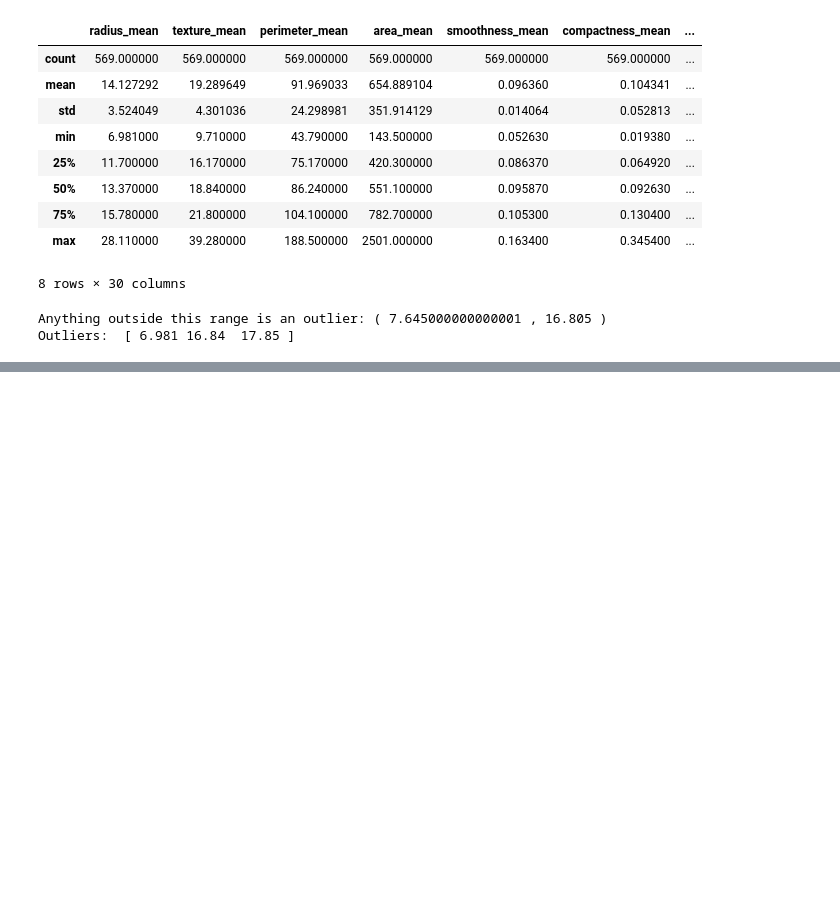
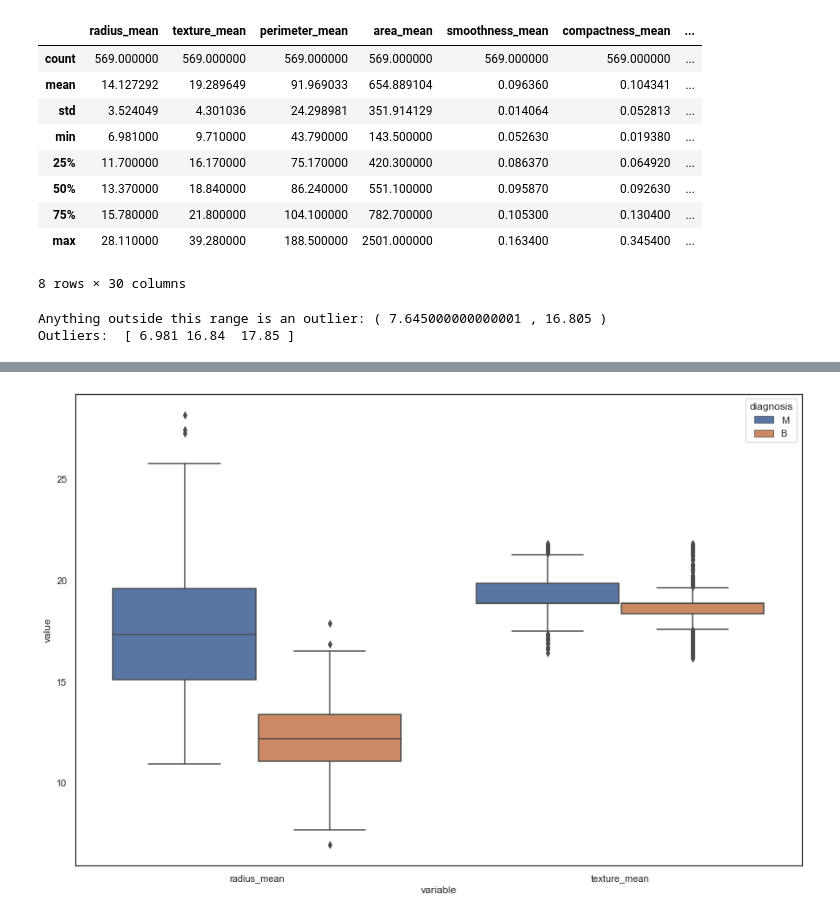
Before and after one commit to Tilda98/Causal_Inference, a Jupyter notebook: notebooks/eda.ipynb, the cells around one changed output, grey strips where cells are left out. Cells and saved outputs as stored; diff of their text form; code cells hidden in the pictures; blank space fills up the shorter version.

```diff
--- a/notebooks/eda.ipynb
+++ b/notebooks/eda.ipynb
@@ -239,0 +224,16 @@ plt.show()
+# %%
+# Fixing the outliers function
+
+def fix_outlier(data):
+    column_name=list(data.columns[2:])
+    for i in column_name:
+        upper_quartile=data[i].quantile(0.75)
+        lower_quartile=data[i].quantile(0.25)
+        data[i]=np.where(data[i]>upper_quartile,data[i].median(),np.where(data[i]<lower_quartile,data[i].median(),data[i]))
+    return data
+
+data_clean = fix_outlier(data)
+# %%
+plot_outlier(data_clean,columns, 'Outliers in texture_mean and radius_mean \n')
+# %% [output]
+[figure, added]
```
Also changed, not shown: parts of 10 cells of this notebook.
